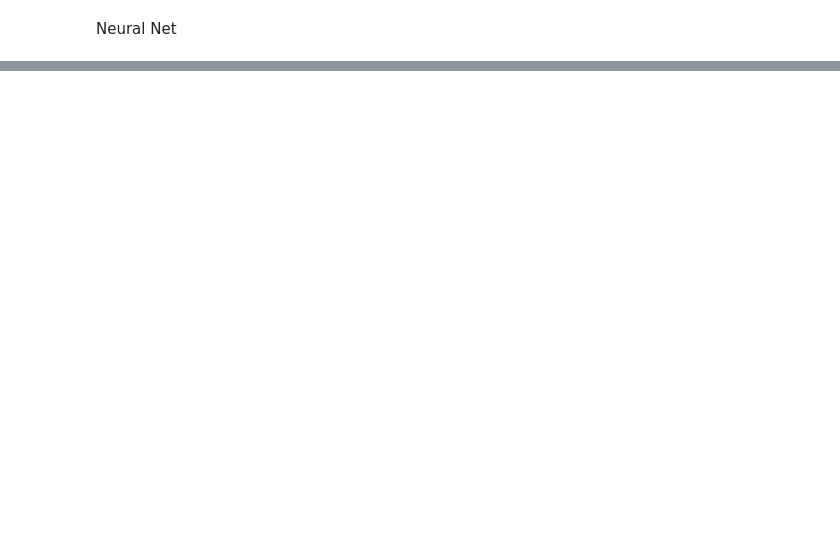
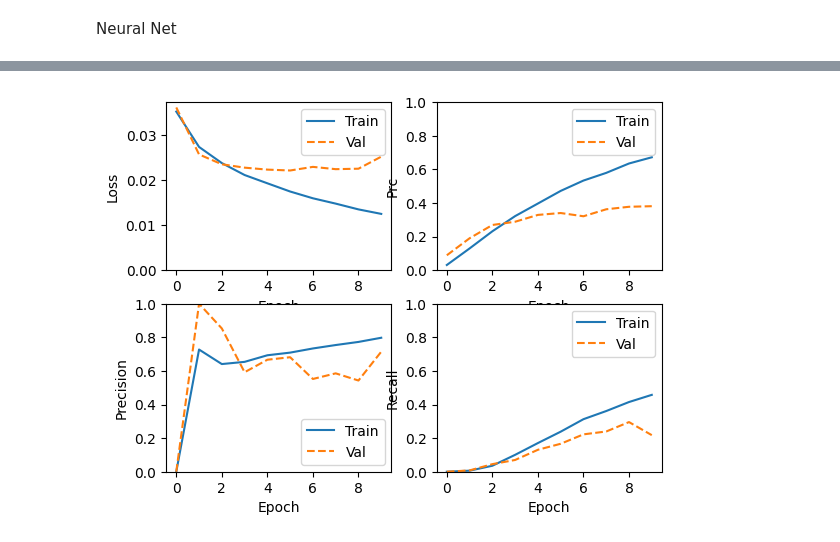
Before and after one commit to osquera/ChatGPT_Tutor_Project, a Jupyter notebook: Similarity network.ipynb, the cells around one changed output, grey strips where cells are left out. Saved outputs shown, nothing was run; the diff lists cells and outputs as text; code cells hidden in the pictures; blank space fills up the shorter version.

Commit message:
Functioning Neural network training and testing.

```diff
--- a/Similarity network.ipynb
+++ b/Similarity network.ipynb
@@ -63,6 +127,13 @@ neural_net.compile(loss='binary_crossentropy', optimizer='adam', metrics=['accur
+# %%
+X_test_q = np.asarray([np.array(x[1]) for x in test['question']])
+X_test_c = np.asarray([np.array(x[1]) for x in test['context']])
+X_test = np.concatenate((X_test_q, X_test_c), axis=1)
+# %%
+y_train = train['label'].values
+y_test = test['label'].values
 # %%
-neural_net.fit(X_train, y_train,
+baseline_history = neural_net.fit(X_train, y_train,
           batch_size=128,
-          epochs=2,
+          epochs=10,
           verbose=1,
-          validation_data=(X_test, y_test)
+          validation_data=(X_test, y_test))
@@ -68,0 +161,23 @@ neural_net.fit(X_train, y_train,
+# %%
+def plot_metrics(history):
+  metrics = ['loss', 'prc', 'precision', 'recall']
+  for n, metric in enumerate(metrics):
+    name = metric.replace("_"," ").capitalize()
+    plt.subplot(2,2,n+1)
+    plt.plot(history.epoch, history.history[metric], label='Train')
+    plt.plot(history.epoch, history.history['val_'+metric],
+              linestyle="--", label='Val')
+    plt.xlabel('Epoch')
+    plt.ylabel(name)
+    if metric == 'loss':
+      plt.ylim([0, plt.ylim()[1]])
+    elif metric == 'auc':
+      plt.ylim([0.8,1])
+    else:
+      plt.ylim([0,1])
+
+    plt.legend()
+# %%
+plot_metrics(baseline_history)
+# %% [output]
+[figure, added]
```
Also changed, not shown: parts of 14 cells of this notebook.
